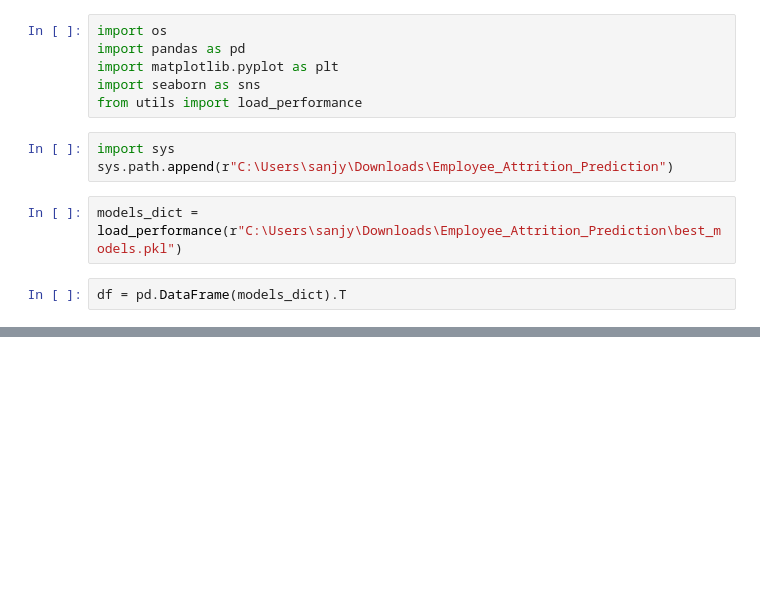
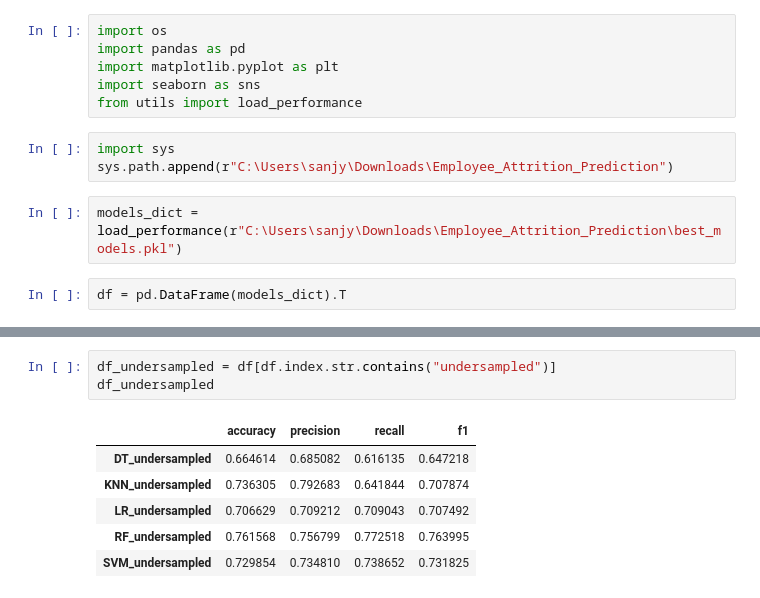
Before and after one commit to sanjyot02/Employee-Attrition-Prediction-ML, a Jupyter notebook: model_comparision.ipynb, the cells around one changed output, grey strips where cells are left out. Saved outputs shown, nothing was run; the diff lists cells and outputs as text; blank space fills up the shorter version.

```diff
--- a/model_comparision.ipynb
+++ b/model_comparision.ipynb
@@ -22,0 +53,10 @@ df
+# %%
+df_undersampled = df[df.index.str.contains("undersampled")]
+df_undersampled
+# %% [output]
+|  | accuracy | precision | recall | f1 |
+| DT_undersampled | 0.664614 | 0.685082 | 0.616135 | 0.647218 |
+| KNN_undersampled | 0.736305 | 0.792683 | 0.641844 | 0.707874 |
+| LR_undersampled | 0.706629 | 0.709212 | 0.709043 | 0.707492 |
+| RF_undersampled | 0.761568 | 0.756799 | 0.772518 | 0.763995 |
+| SVM_undersampled | 0.729854 | 0.734810 | 0.738652 | 0.731825 |
```
Also changed, not shown: parts of 5 cells of this notebook.
